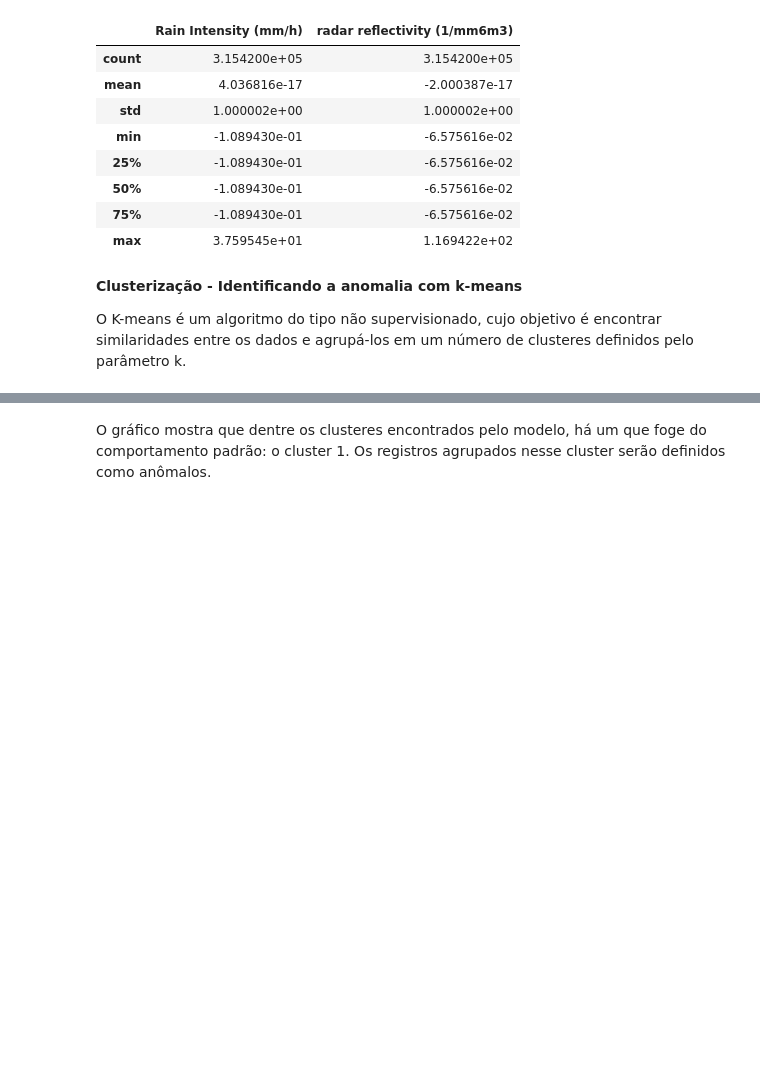
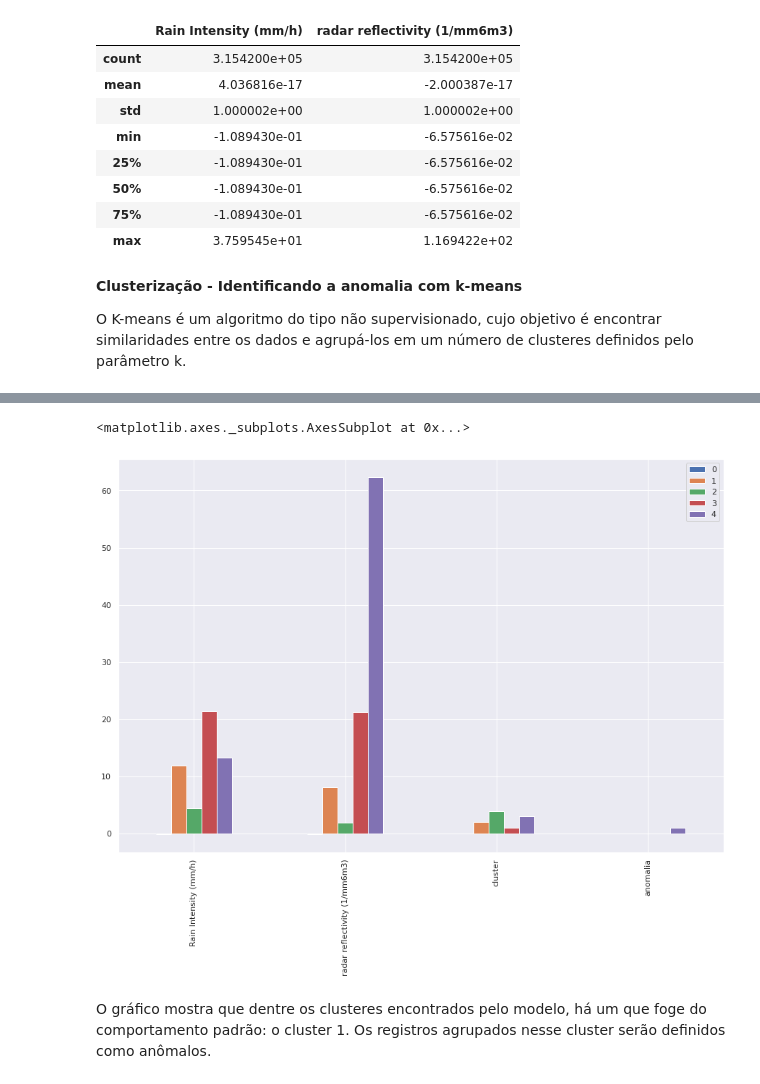
Before and after one commit to lourencocavalcante/Neurocomputacao, a Jupyter notebook: INPE_CAP351_Projeto02_MLP_Lourenco.ipynb, the cells around one changed output, grey strips where cells are left out. Drawn from its saved outputs; the diff is of its cells as text; code cells hidden in the pictures; blank space fills up the shorter version.

```diff
--- a/INPE_CAP351_Projeto02_MLP_Lourenco.ipynb
+++ b/INPE_CAP351_Projeto02_MLP_Lourenco.ipynb
@@ -150,0 +160,5 @@ plt.show()
+# %%
+grupos = pd.DataFrame(modelo.cluster_centers_,
+                      columns=df_std.columns)
+
+grupos
@@ -151,3 +172,10 @@ plt.show()
+# %%
+grupos.transpose().plot.bar(
+                            figsize=(15,10),
+                            sharex=False)
+# %% [output]
+<matplotlib.axes._subplots.AxesSubplot at 0x...>
+[figure, added]
 # %% [markdown]
 O gráfico mostra que dentre os clusteres encontrados pelo modelo, há um que foge do comportamento padrão: o cluster 1. Os registros agrupados nesse cluster serão definidos como anômalos.
 # %% [markdown]
```
Also changed, not shown: parts of 8 cells of this notebook.
